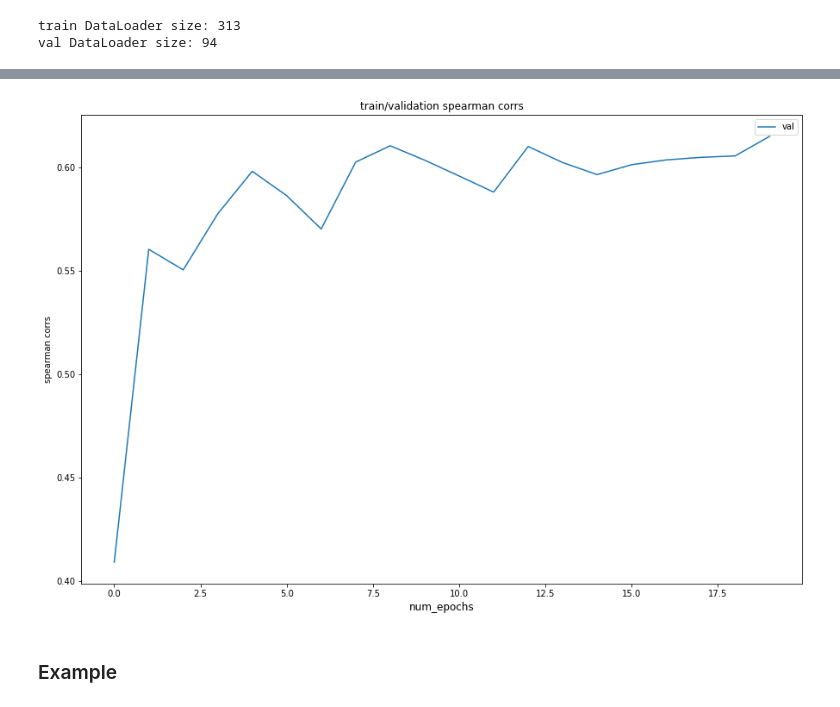
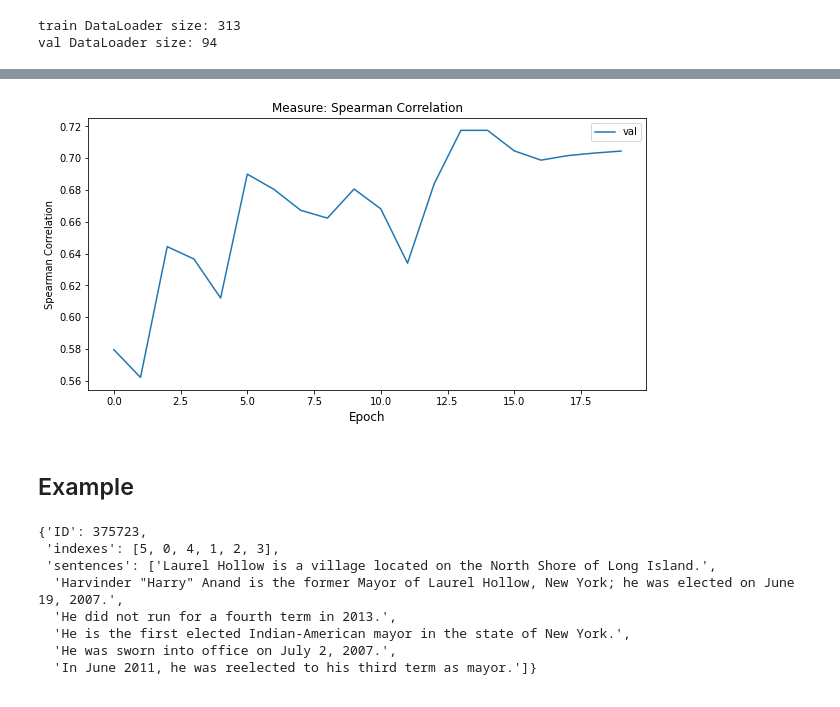
Before and after one commit to david-siqi-liu/sentence-ordering, a Jupyter notebook: dc2-notebook-sq2liu.ipynb, the cells around one changed output, grey strips where cells are left out. Drawn from its saved outputs; the diff is of its cells as text; code cells hidden in the pictures.

```diff
--- a/dc2-notebook-sq2liu.ipynb
+++ b/dc2-notebook-sq2liu.ipynb
@@ -357,10 +327,19 @@ utils.plot_statistics("accuracy", accuracies_pair)
-# %%
-utils.plot_statistics("spearman corrs", corrs_pair)
-# %% [output]
-[figure, removed]
+# %%
+utils.plot_statistics("Spearman Correlation", spearmans_pair)
+# %% [output]
+[figure, added]
 # %% [markdown]
-### Example
+## Example
 # %%
-doc = val_set[153]
+doc = val_set[207]
 
 doc
+# %% [output]
+{'ID': 375723,
+ 'indexes': [5, 0, 4, 1, 2, 3],
+ 'sentences': ['Laurel Hollow is a village located on the North Shore of Long Island.',
+  'Harvinder "Harry" Anand is the former Mayor of Laurel Hollow, New York; he was elected on June 19, 2007.',
+  'He did not run for a fourth term in 2013.',
+  'He is the first elected Indian-American mayor in the state of New York.',
+  'He was sworn into office on July 2, 2007.',
+  'In June 2011, he was reelected to his third term as mayor.']}
```
Also changed, not shown: parts of 45 cells of this notebook, 4 other files.
